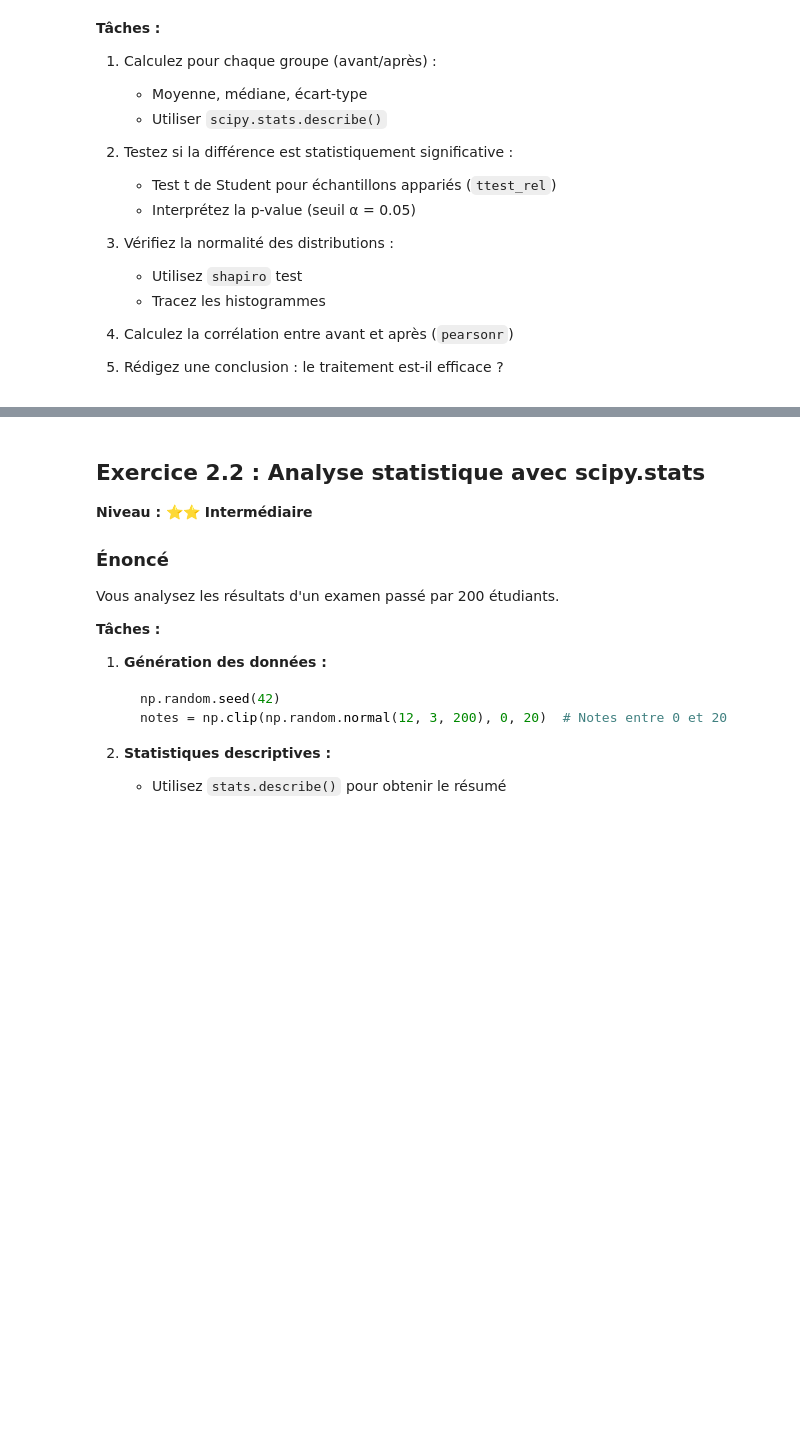
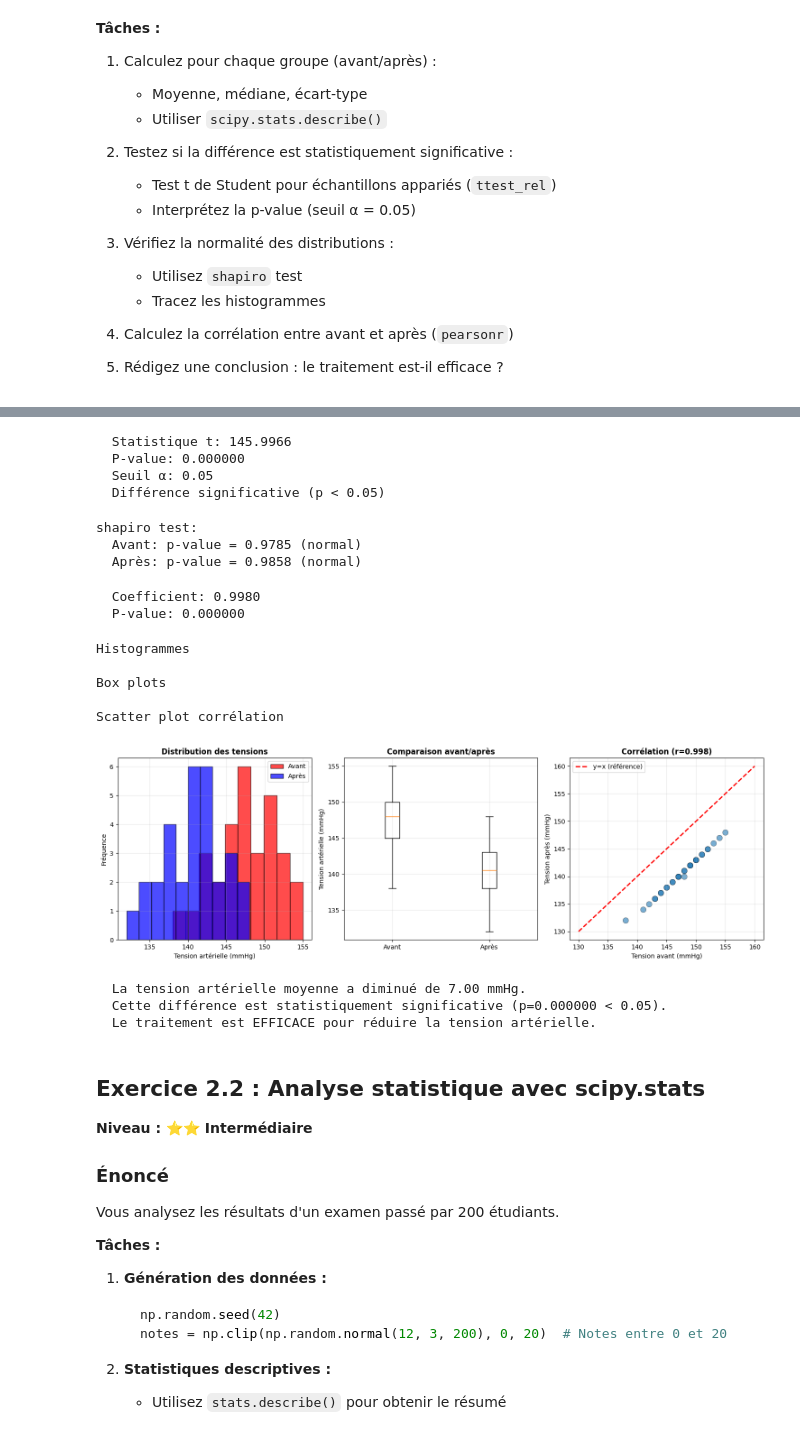
Before and after one commit to USMS-FPK-IA-GI-2025/controle-01-numpy-and-matplotlib-iris-SLebriz2002, a Jupyter notebook: exercices/exercices-pratiques-scipy.ipynb, the cells around one changed output, grey strips where cells are left out. Drawn from its saved outputs; the diff is of its cells as text; code cells hidden in the pictures; blank space fills up the shorter version.

```diff
--- a/exercices/exercices-pratiques-scipy.ipynb
+++ b/exercices/exercices-pratiques-scipy.ipynb
@@ -401,3 +600,82 @@ apres = [138, 132, 145, 140, 148, 135, 142, 143, 140, 144,
+# %%
+#qst 2
+t_statistic, p_value = stats.ttest_rel(avant, apres)
+print(f"  Statistique t: {t_statistic:.4f}")
+print(f"  P-value: {p_value:.6f}")
+print(f"  Seuil α: 0.05")
+if p_value < 0.05:
+    print(f"  Différence significative (p < 0.05)")
+else:
+    print(f"  Différence NON significative (p ≥ 0.05)")
+# %% [output]
+  Statistique t: 145.9966
+  P-value: 0.000000
+  Seuil α: 0.05
+  Différence significative (p < 0.05)
+# %%
+#qst 3
+shapiro_avant = stats.shapiro(avant)
+shapiro_apres = stats.shapiro(apres)
+
+print(f"shapiro test:")
+print(f"  Avant: p-value = {shapiro_avant.pvalue:.4f} {'(normal)' if shapiro_avant.pvalue > 0.05 else '(non-normal)'}")
+print(f"  Après: p-value = {shapiro_apres.pvalue:.4f} {'(normal)' if shapiro_apres.pvalue > 0.05 else '(non-normal)'}")
+# %% [output]
+shapiro test:
+  Avant: p-value = 0.9785 (normal)
+  Après: p-value = 0.9858 (normal)
+# %%
+#qst 4
+correlation, p_corr = stats.pearsonr(avant, apres)
+print(f"  Coefficient: {correlation:.4f}")
+print(f"  P-value: {p_corr:.6f}")
+# %% [output]
+  Coefficient: 0.9980
+  P-value: 0.000000
+# %%
+
+fig, axes = plt.subplots(1, 3, figsize=(15, 5))
+
+print("\nHistogrammes")
+axes[0].hist(avant, bins=10, alpha=0.7, color='red', edgecolor='black', label='Avant')
+axes[0].hist(apres, bins=10, alpha=0.7, color='blue', edgecolor='black', label='Après')
+axes[0].set_xlabel('Tension artérielle (mmHg)', fontsize=10)
+axes[0].set_ylabel('Fréquence', fontsize=10)
+axes[0].set_title('Distribution des tensions', fontweight='bold')
+axes[0].legend()
+axes[0].grid(True, alpha=0.3)
+
+print("\nBox plots")
+axes[1].boxplot([avant, apres], labels=['Avant', 'Après'])
+axes[1].set_ylabel('Tension artérielle (mmHg)', fontsize=10)
+axes[1].set_title('Comparaison avant/après', fontweight='bold')
+axes[1].grid(True, alpha=0.3)
+
+print("\nScatter plot corrélation")
+axes[2].scatter(avant, apres, alpha=0.6, s=80, edgecolors='black', linewidth=0.5)
+axes[2].plot([130, 160], [130, 160], 'r--', linewidth=2, label='y=x (référence)')
+axes[2].set_xlabel('Tension avant (mmHg)', fontsize=10)
+axes[2].set_ylabel('Tension après (mmHg)', fontsize=10)
+axes[2].set_title(f'Corrélation (r={correlation:.3f})', fontweight='bold')
+axes[2].legend()
+axes[2].grid(True, alpha=0.3)
+
+plt.tight_layout()
+# %% [output]
+Histogrammes
+
+Box plots
+
+Scatter plot corrélation
+[figure, added]
+# %%
+print(f"  La tension artérielle moyenne a diminué de {desc_avant.mean - desc_apres.mean:.2f} mmHg.")
+print(f"  Cette différence est statistiquement significative (p={p_value:.6f} < 0.05).")
+print(f"  Le traitement est EFFICACE pour réduire la tension artérielle.")
+# %% [output]
+  La tension artérielle moyenne a diminué de 7.00 mmHg.
+  Cette différence est statistiquement significative (p=0.000000 < 0.05).
+  Le traitement est EFFICACE pour réduire la tension artérielle.
 # %% [markdown]
 ## Exercice 2.2 : Analyse statistique avec scipy.stats
 **Niveau : ⭐⭐ Intermédiaire**
```
Also changed, not shown: parts of 70 cells of this notebook.
